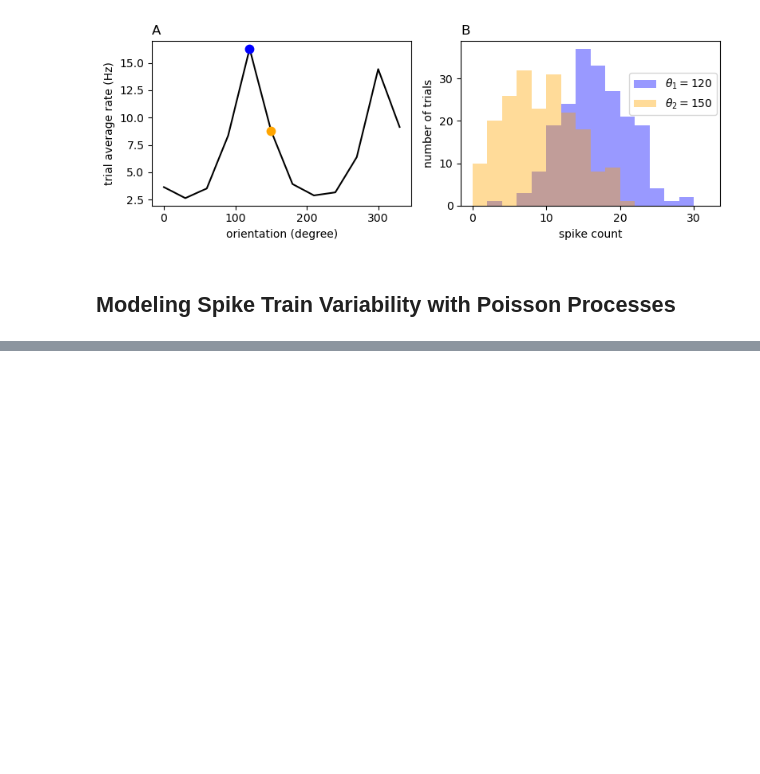
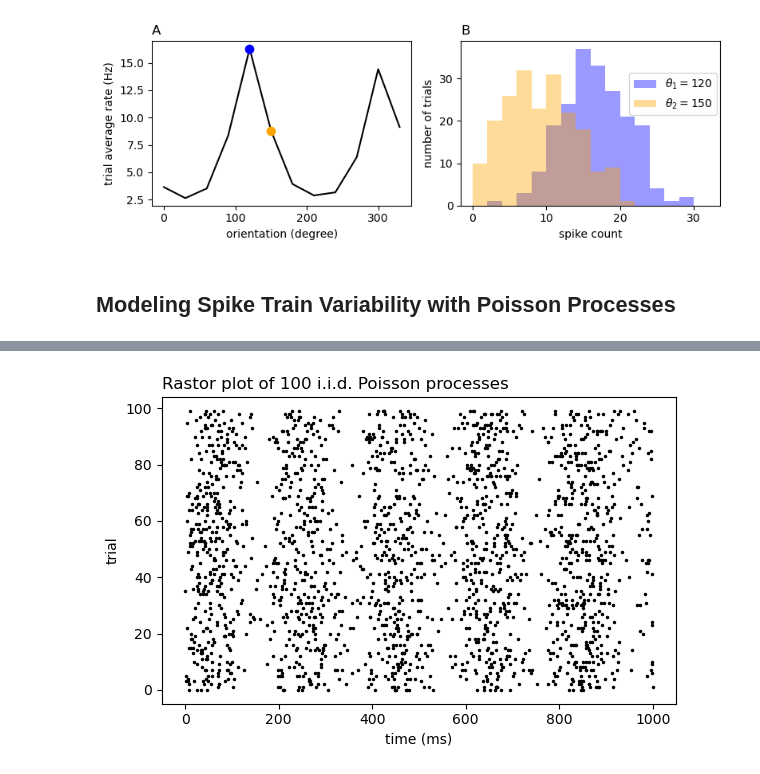
Before and after one commit to yuesha-yc/ModelingNeuralCircuits, a Jupyter notebook: NeuralDynamics.ipynb, the cells around one changed output, grey strips where cells are left out. Drawn from its saved outputs; the diff is of its cells as text; code cells hidden in the pictures; blank space fills up the shorter version.

```diff
--- a/NeuralDynamics.ipynb
+++ b/NeuralDynamics.ipynb
@@ -1735,0 +1831,22 @@ plt.tight_layout()
+# %%
+# Now generate several trials of a Poisson process
+# and make a raster plot
+
+# Number of trials
+NumTrials=100
+
+# Generate Poisson processes
+S=np.random.binomial(1, r*dt, (NumTrials,len(time)))/dt
+
+# Extract spike times and trial numbers
+[I,J]=np.nonzero(S)
+SpikeTimes=J*dt
+TrialNumbers=I
+
+plt.plot(SpikeTimes,TrialNumbers,'k.',markersize=3)
+plt.xlabel('time (ms)')
+plt.ylabel('trial')
+plt.title('Rastor plot of 100 i.i.d. Poisson processes',loc='left')
+plt.tight_layout()
+# %% [output]
+[figure, added]
```
Also changed, not shown: parts of 11 cells of this notebook.
